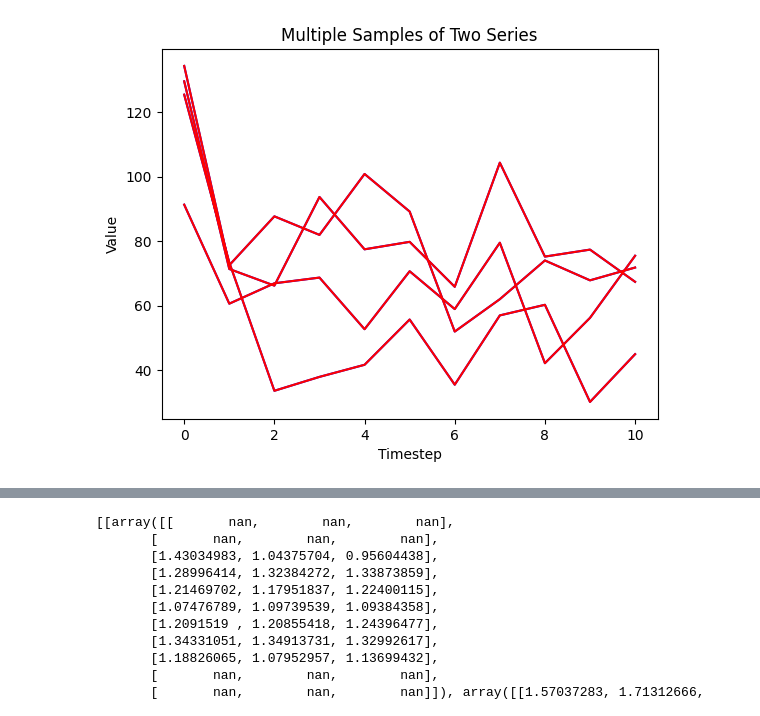
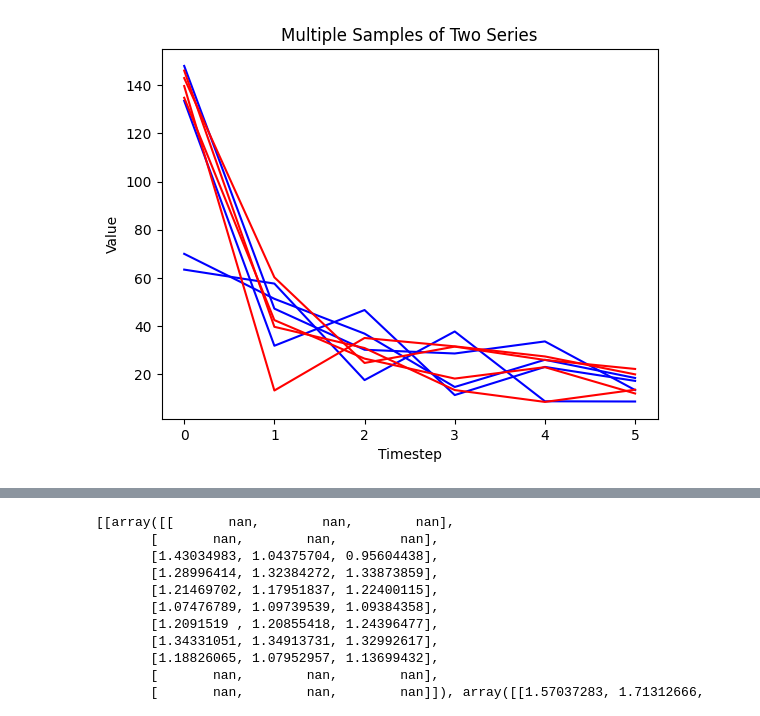
Before and after one commit to aaronma1/l1-cov, a Jupyter notebook: analysis.ipynb, the cells around one changed output, grey strips where cells are left out. Cells and saved outputs as stored; diff of their text form; code cells hidden in the pictures.

```diff
--- a/analysis.ipynb
+++ b/analysis.ipynb
@@ -1,10 +1,11 @@
 # %%
-from lib.policies import Trajectory, p_s_from_rollouts, p_sa_from_rollouts, sr_from_rollouts, average_reward_from_rollouts, sa_sr_from_rollouts, sa_sr_from_rollouts_1
+from lib.policies import Trajectory, p_s_from_rollouts, p_sa_from_rollouts, sr_from_rollouts, average_reward_from_rollouts, sa_sr_from_rollouts
 from lib.aggregation import get_aggregator
 from plotting import plot_heatmap
 import lib.aggregation as aggregation
 import pickle
 import scipy
+import os
 
 def read_pickle(save_name):
     """
@@ -15,10 +16,8 @@ def read_pickle(save_name):
     with open(save_name, "rb") as f:
         return pickle.load(f)
 
-
-runs_e = read_pickle("out/mc_lowbins/eigenoptions/part0_runs.pkl")
-runs_c  =read_pickle("out/mc_lowbins_1/codex/part0_runs.pkl")
-params = read_pickle("out/mc_lowbins/params.pkl")
+EXP_DIR="out/mc_test"
+params = read_pickle("out/mc_test/params.pkl")
 # %%
 
 
@@ -79,26 +75,26 @@ plots_p_sa_from_run(base_args, runs_e[0])
 # %%
-#l1_cov = read_pickle("out/mc_lowbins/codex/all_l1_covs.pkl")
-l1_eig = read_pickle("out/mc_lowbins/eigenoptions/all_l1_covs.pkl")
+l1_cov = read_pickle(os.path.join(EXP_DIR, "codex/all_l1_covs.pkl"))
+l1_eig = read_pickle(os.path.join(EXP_DIR, "eigenoptions/all_l1_covs.pkl"))
 # %%
 import matplotlib.pyplot as plt
 import numpy as np
 
 def plot_competing(runs1, runs2):
     timesteps = np.arange(len(runs1[0]))
     for sample in runs1:
         plt.plot(timesteps, sample, color="blue", alpha=1)
 
     for sample in runs2:
         plt.plot(timesteps, sample, color="red", alpha=1)
 
     plt.xlabel("Timestep")
     plt.ylabel("Value")
     plt.title("Multiple Samples of Two Series")
     plt.show()
 
-plot_competing(l1_eig, l1_eig)
+plot_competing(l1_eig, l1_cov)
 # %% [output]
-[figure, old version]
+[figure, new version]
 # %%
 def competing_timesteps(timesteps, values1_samples, values2_samples,
                         label1="Values 1", label2="Values 2"):
```
Also changed, not shown: parts of 2 cells of this notebook, 7 other files.
